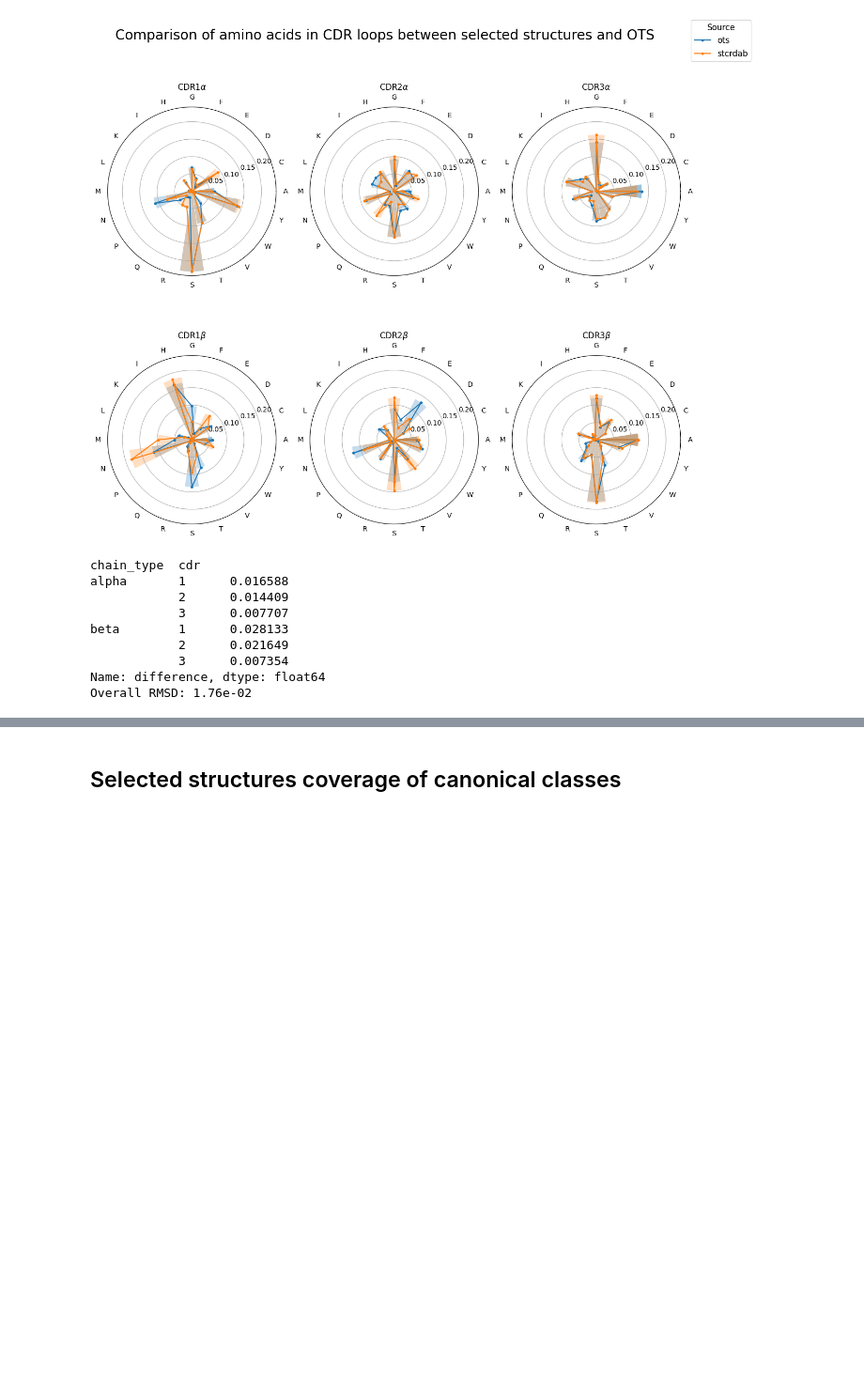
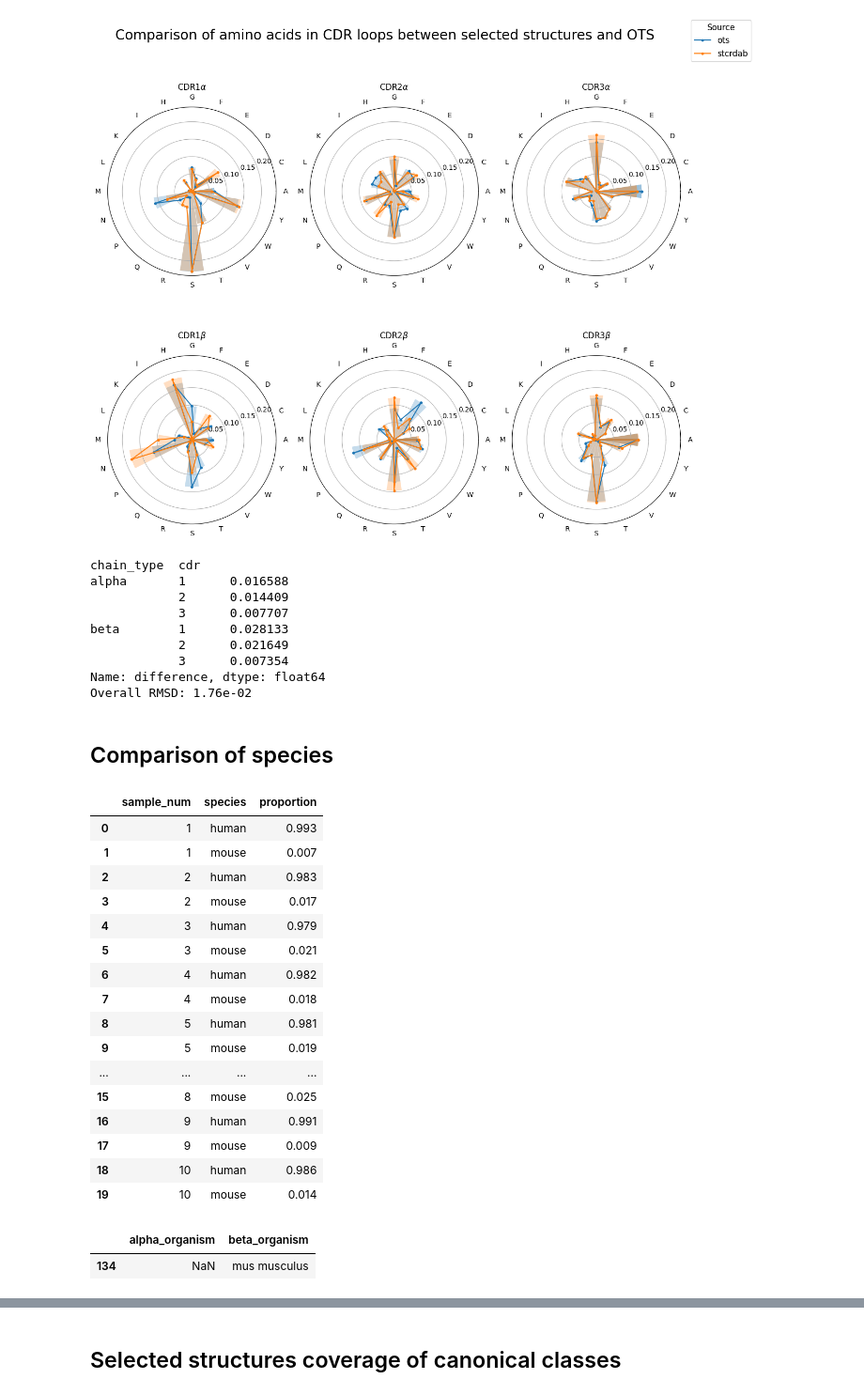
Before and after one commit to benjiemc/tcr-pmhc-interface-analysis, a Jupyter notebook: notebooks/Ascertaining_the_generalisability_of_the_structure_data.ipynb, the cells around one changed output, grey strips where cells are left out. Shown at 94% size. Drawn from its saved outputs; the diff is of its cells as text; code cells hidden in the pictures; blank space fills up the shorter version.

```diff
--- a/notebooks/Ascertaining_the_generalisability_of_the_structure_data.ipynb
+++ b/notebooks/Ascertaining_the_generalisability_of_the_structure_data.ipynb
@@ -580,3 +580,29 @@ beta        1      0.028133
             3      0.007354
 Name: difference, dtype: float64
 Overall RMSD: 1.76e-02
+# %% [markdown]
+## Comparison of species
+# %%
+ots_organism_counts = ots_sample.groupby('sample_num')['Species'].value_counts(normalize=True)
+ots_organism_counts.name = 'proportion'
+ots_organism_counts = ots_organism_counts.to_frame().reset_index()
+ots_organism_counts = ots_organism_counts.rename({'Species': 'species'}, axis='columns')
+ots_organism_counts
+# %% [output]
+|  | sample_num | species | proportion |
+| 0 | 1 | human | 0.993 |
+| 1 | 1 | mouse | 0.007 |
+| 2 | 2 | human | 0.983 |
+| 3 | 2 | mouse | 0.017 |
+| 4 | 3 | human | 0.979 |
+| 5 | 3 | mouse | 0.021 |
+| 6 | 4 | human | 0.982 |
+| 7 | 4 | mouse | 0.018 |
+| 8 | 5 | human | 0.981 |
+| 9 | 5 | mouse | 0.019 |
+| ... | ... | ... | ... |
+| 15 | 8 | mouse | 0.025 |
+| 16 | 9 | human | 0.991 |
+| 17 | 9 | mouse | 0.009 |
+| 18 | 10 | human | 0.986 |
+| 19 | 10 | mouse | 0.014 |
@@ -582,0 +618,6 @@ Overall RMSD: 1.76e-02
+# %%
+apo_holo_organisms[apo_holo_organisms['alpha_organism'].notnull()
+                   | apo_holo_organisms['beta_organism'].notnull()].query("alpha_organism != beta_organism")
+# %% [output]
+|  | alpha_organism | beta_organism |
+| 134 | NaN | mus musculus |
```
Also changed, not shown: parts of 9 cells of this notebook, 2 other files.
